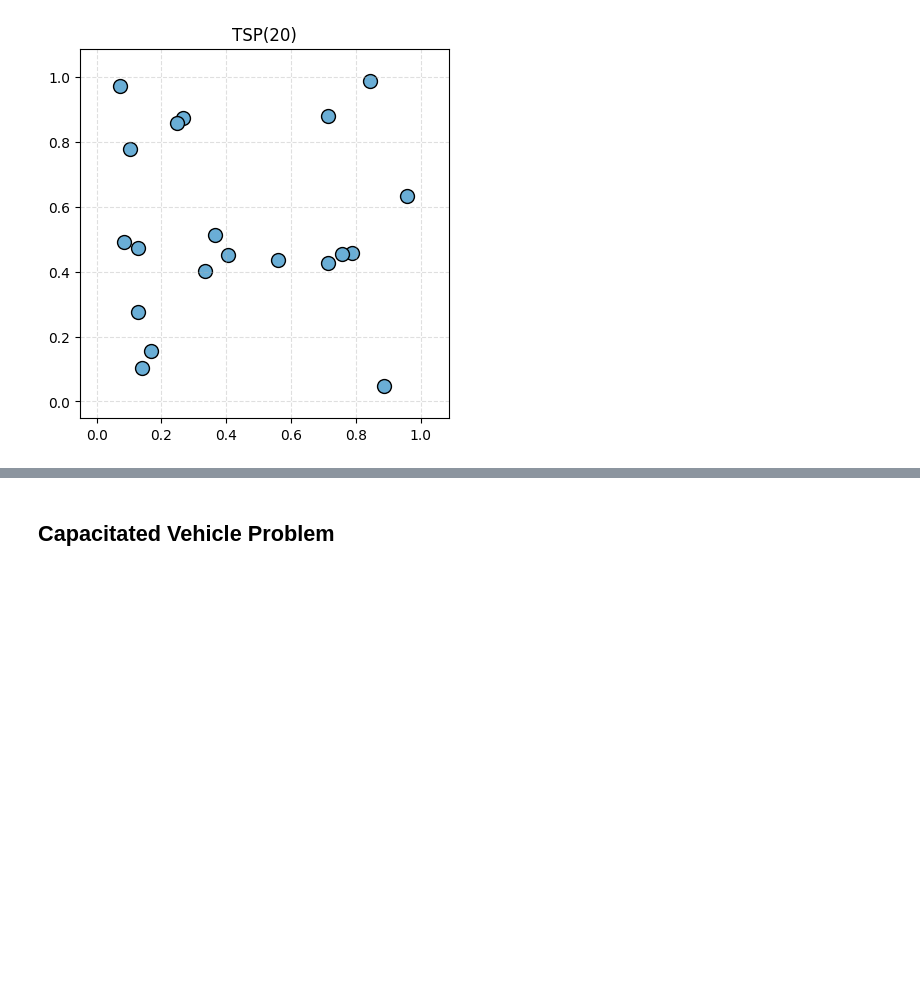
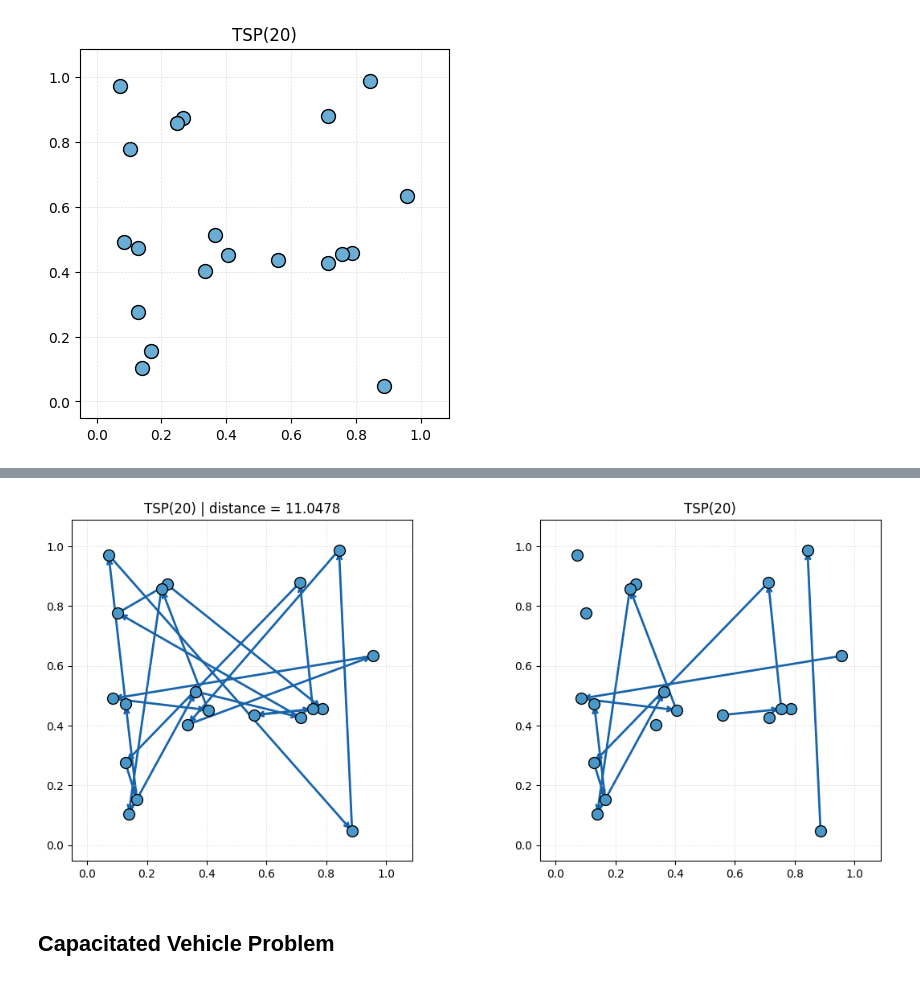
Before and after one commit to arekpaterak/master-thesis, a Jupyter notebook: notebooks/01-problems-overview.ipynb, the cells around one changed output, grey strips where cells are left out. Cells and saved outputs as stored; diff of their text form; code cells hidden in the pictures; blank space fills up the shorter version.

```diff
--- a/notebooks/01-problems-overview.ipynb
+++ b/notebooks/01-problems-overview.ipynb
@@ -52,3 +54,22 @@ tsp_solution.visualize()
+# %%
+import torch
+
+from core.problems.tsp.graph_solution import TSPGraphSolution
+
+fig, axes = plt.subplots(1, 2, figsize=(12, 5))
+
+graph_solution = TSPGraphSolution.create_from_sequence(tsp_instance, tsp_solution.tour)
+graph_solution[0].visualize(ax=axes[0])
+
+partial_graph_solution = graph_solution.remove_nodes(
+    torch.arange(5).unsqueeze(0).expand(*tsp_solution.batch_size, -1)
+)
+partial_graph_solution[0].visualize(ax=axes[1])
+
+plt.tight_layout()
+plt.show()
+# %% [output]
+[figure, added]
 # %% [markdown]
 ## Capacitated Vehicle Problem
 # %%
```
Also changed, not shown: parts of 6 cells of this notebook, 6 other files.
